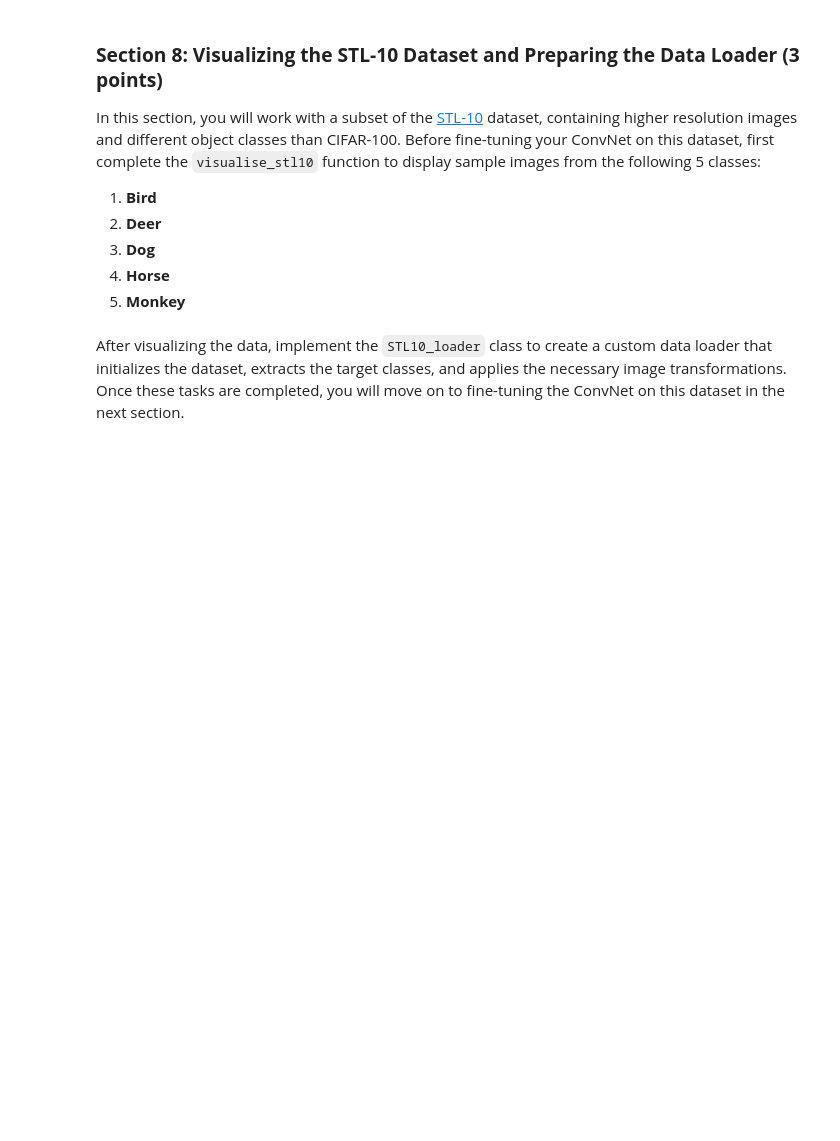
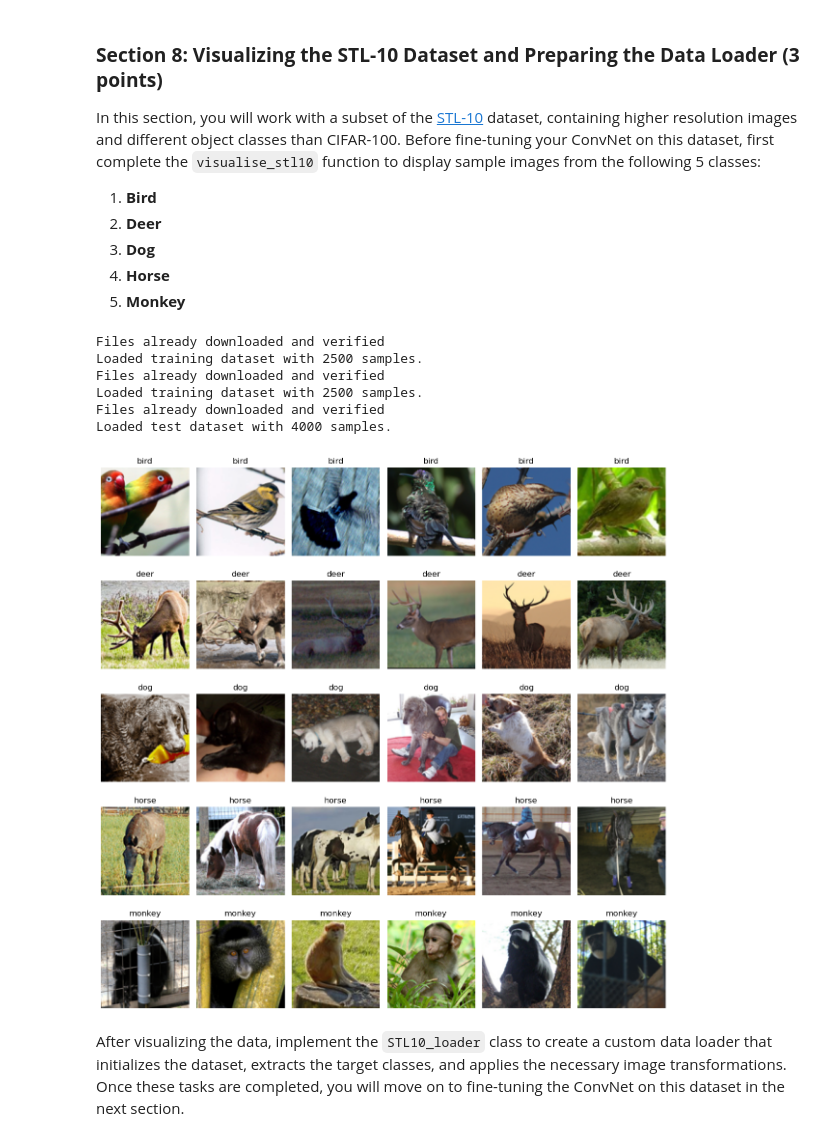
Before and after one commit to chaosido/cv1, a Jupyter notebook: final-lab/cv1-final-lab-part-2.ipynb, the cells around one changed output. Drawn from its saved outputs; the diff is of its cells as text; code cells hidden in the pictures; blank space fills up the shorter version.

```diff
--- a/final-lab/cv1-final-lab-part-2.ipynb
+++ b/final-lab/cv1-final-lab-part-2.ipynb
@@ -1030,8 +1200,8 @@ class STL10_loader(Dataset):
 
 #load the stl10 dataset and create the data loaders train and test, name appropriately
 
-train_set_stl_10 = STL10_loader(root='./data', train=True, transform=transforms.ToTensor())
-stats = mean_std_dataset(train_set_stl_10)
+set_for_stats = STL10_loader(root='./data', train=True, transform=transforms.ToTensor())
+stats = mean_std_dataset(set_for_stats)
 
 transform_STL = transforms.Compose([
     transforms.ToTensor(),
@@ -1043,8 +1213,15 @@ test_set_stl_10 = STL10_loader(root='./data', train=False, transform=transform_S
 
 train_data_loader_stl_10 = DataLoader(train_set_stl_10, shuffle=True)
 test_data_loader_stl_10 = DataLoader(test_set_stl_10, shuffle=False)
+# %% [output]
+Files already downloaded and verified
+Loaded training dataset with 2500 samples.
+Files already downloaded and verified
+Loaded training dataset with 2500 samples.
+Files already downloaded and verified
+Loaded test dataset with 4000 samples.
 # %%
-def visualise_stl10(reverse_class_mapping, data_loader, images_per_class=3):
+def visualise_stl10(stats, reverse_class_mapping, data_loader, images_per_class=3, ):
     '''
     Visualizes a specified number of images from each class in the STL-10 dataset.
 
@@ -1077,20 +1254,24 @@ def visualise_stl10(reverse_class_mapping, data_loader, images_per_class=3):
         flat_images.extend(images[cls])
         flat_labels.extend(labels[cls])
 
-    print_images_stl10(flat_images, flat_labels, reverse_class_mapping, num_images_per_class=images_per_class)
+    print_images_stl10(stats, flat_images, flat_labels, reverse_class_mapping, num_images_per_class=images_per_class)
 
 
-def print_images_stl10(images, labels, idx_to_class, num_images_per_class):
+def print_images_stl10(stats, images, labels, idx_to_class, num_images_per_class):
     num_classes = len(set(labels))
     total_images = num_classes * num_images_per_class
 
     fig, axes = plt.subplots(num_classes, num_images_per_class, figsize=(12, 12))
-    axes = axes.flatten()  # Flatten the axes array for easier iteration
+    axes = axes.flatten()
+
+    mean = np.array(stats[0])[:, np.newaxis, np.newaxis]
+    std = np.array(stats[1])[:, np.newaxis, np.newaxis]
 
     for i, (img, label, ax) in enumerate(zip(images, labels, axes)):
-        img = img / 2 + 0.5  # Unnormalize the image if normalized
         img = img.numpy()
-        img = np.transpose(img, (1, 2, 0))  # Convert from [C, H, W] to [H, W, C]
+        img = img * std + mean  # Proper unnormalization
+        img = np.clip(img, 0, 1)  # Ensure values are within [0, 1]
+        img = np.transpose(img, (1, 2, 0))  # Convert to [H, W, C]
 
         label_name = idx_to_class[label]
         ax.imshow(img)
@@ -1102,9 +1283,11 @@ def print_images_stl10(images, labels, idx_to_class, num_images_per_class):
 # %%
 # Define the reverse class mapping: new label -> class name
 reverse_class_mapping = {0: 'bird', 1: 'deer', 2: 'dog', 3: 'horse', 4: 'monkey'}
 
 # Visualize STL-10 classes
-visualise_stl10(reverse_class_mapping, train_data_loader_stl_10, images_per_class=6)
+visualise_stl10(stats, reverse_class_mapping, train_data_loader_stl_10, images_per_class=6)
+# %% [output]
+[figure, added]
 # %% [markdown]
 After visualizing the data, implement the `STL10_loader` class to create a custom data loader that initializes the dataset, extracts the target classes, and applies the necessary image transformations. Once these tasks are completed, you will move on to fine-tuning the ConvNet on this dataset in the next section.
 # %%
```
Also changed, not shown: parts of 9 cells of this notebook.
